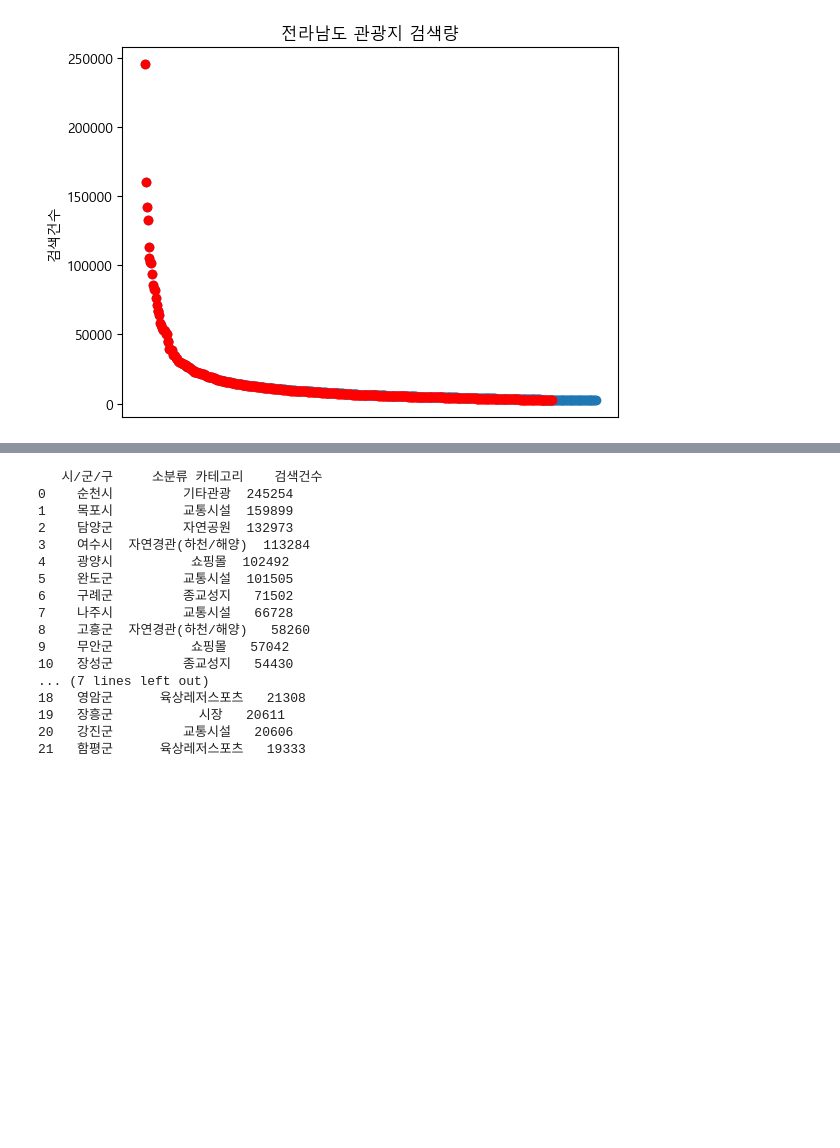
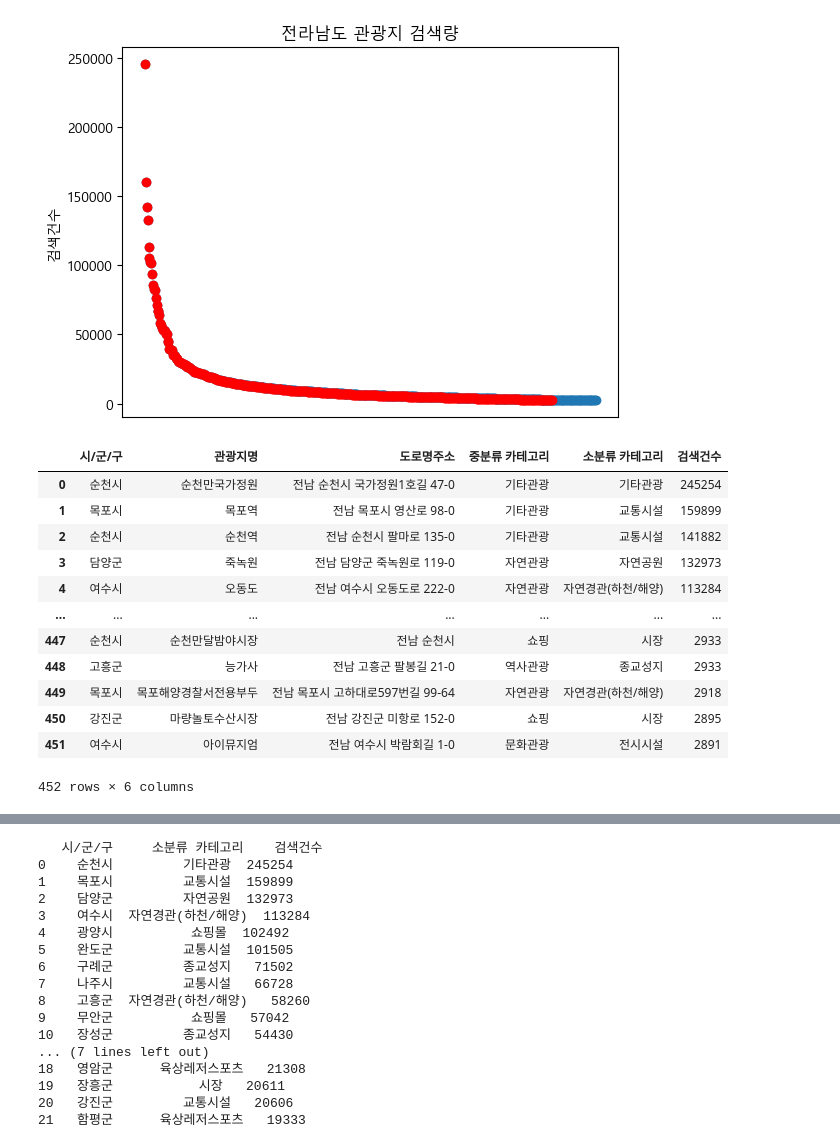
Before and after one commit to sheershay/ise-sr-project, a Jupyter notebook: clustering/clustering.ipynb, the cells around one changed output, grey strips where cells are left out. Saved outputs shown, nothing was run; the diff lists cells and outputs as text; code cells hidden in the pictures; blank space fills up the shorter version.

```diff
--- a/clustering/clustering.ipynb
+++ b/clustering/clustering.ipynb
@@ -176,3 +173,20 @@ plt.title('전라남도 관광지 검색량') #가는 곳(만) 또 감
 ['순천만국가정원', '목포역', '순천역', '죽녹원', '오동도', '여수해상케이블카놀아정류장', 'LF스퀘어광양점', '완도항여객선터미널', '향일암', '목포해상케이블카북항승강장', '아쿠아플라넷여수', '여수엑스포역', '목포종합버스터미널', '화엄사', '나주역', '여수예술랜드', '목포연안여객선터미널', '녹동항', '롯데아울렛남악점', '백 ...
 Text(0.5, 1.0, '전라남도 관광지 검색량')
 [figure]
+# %%
+contents_agg=contents2.iloc[0:452]
+contents_agg.drop(['순위'],axis=1)
+# %% [output]
+|  | 시/군/구 | 관광지명 | 도로명주소 | 중분류 카테고리 | 소분류 카테고리 | 검색건수 |
+| 0 | 순천시 | 순천만국가정원 | 전남 순천시 국가정원1호길 47-0 | 기타관광 | 기타관광 | 245254 |
+| 1 | 목포시 | 목포역 | 전남 목포시 영산로 98-0 | 기타관광 | 교통시설 | 159899 |
+| 2 | 순천시 | 순천역 | 전남 순천시 팔마로 135-0 | 기타관광 | 교통시설 | 141882 |
+| 3 | 담양군 | 죽녹원 | 전남 담양군 죽녹원로 119-0 | 자연관광 | 자연공원 | 132973 |
+| 4 | 여수시 | 오동도 | 전남 여수시 오동도로 222-0 | 자연관광 | 자연경관(하천/해양) | 113284 |
+| ... | ... | ... | ... | ... | ... | ... |
+| 447 | 순천시 | 순천만달밤야시장 | 전남 순천시 | 쇼핑 | 시장 | 2933 |
+| 448 | 고흥군 | 능가사 | 전남 고흥군 팔봉길 21-0 | 역사관광 | 종교성지 | 2933 |
+| 449 | 목포시 | 목포해양경찰서전용부두 | 전남 목포시 고하대로597번길 99-64 | 자연관광 | 자연경관(하천/해양) | 2918 |
+| 450 | 강진군 | 마량놀토수산시장 | 전남 강진군 미항로 152-0 | 쇼핑 | 시장 | 2895 |
+| 451 | 여수시 | 아이뮤지엄 | 전남 여수시 박람회길 1-0 | 문화관광 | 전시시설 | 2891 |
+452 rows × 6 columns
```
Also changed, not shown: parts of 21 cells of this notebook, 20 other files.
